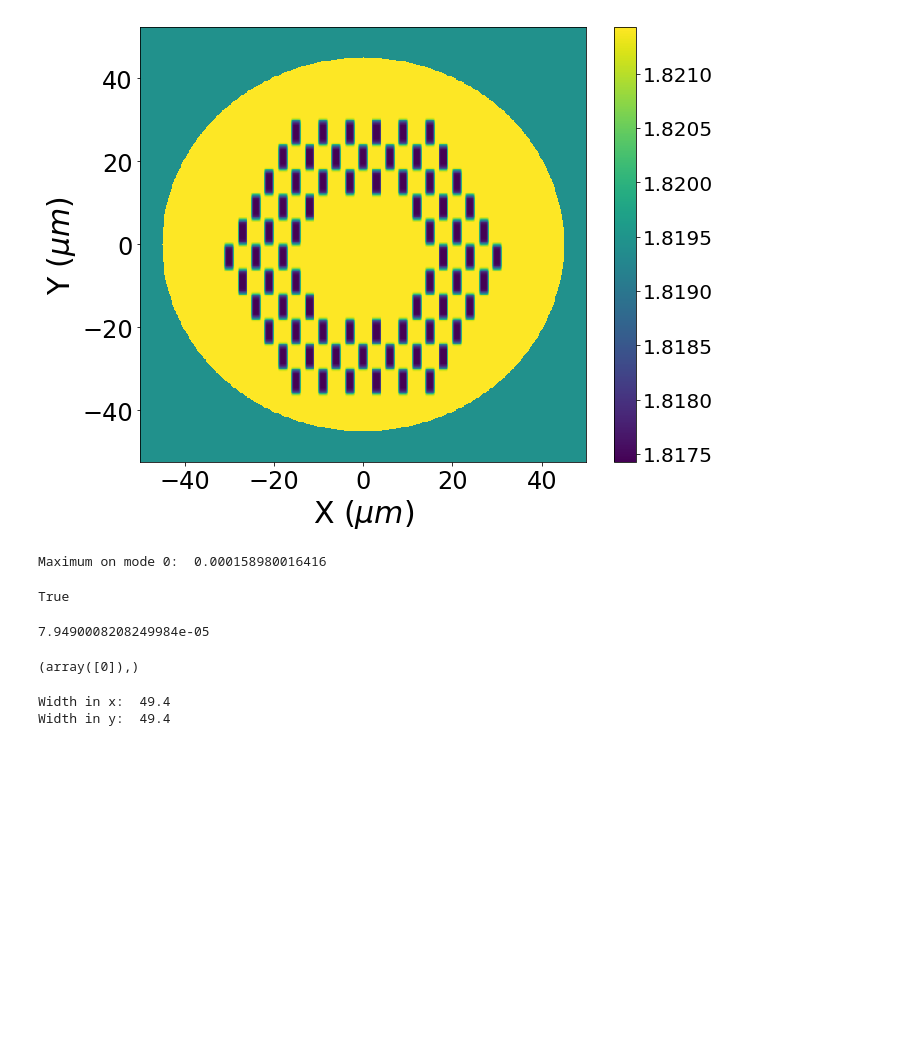
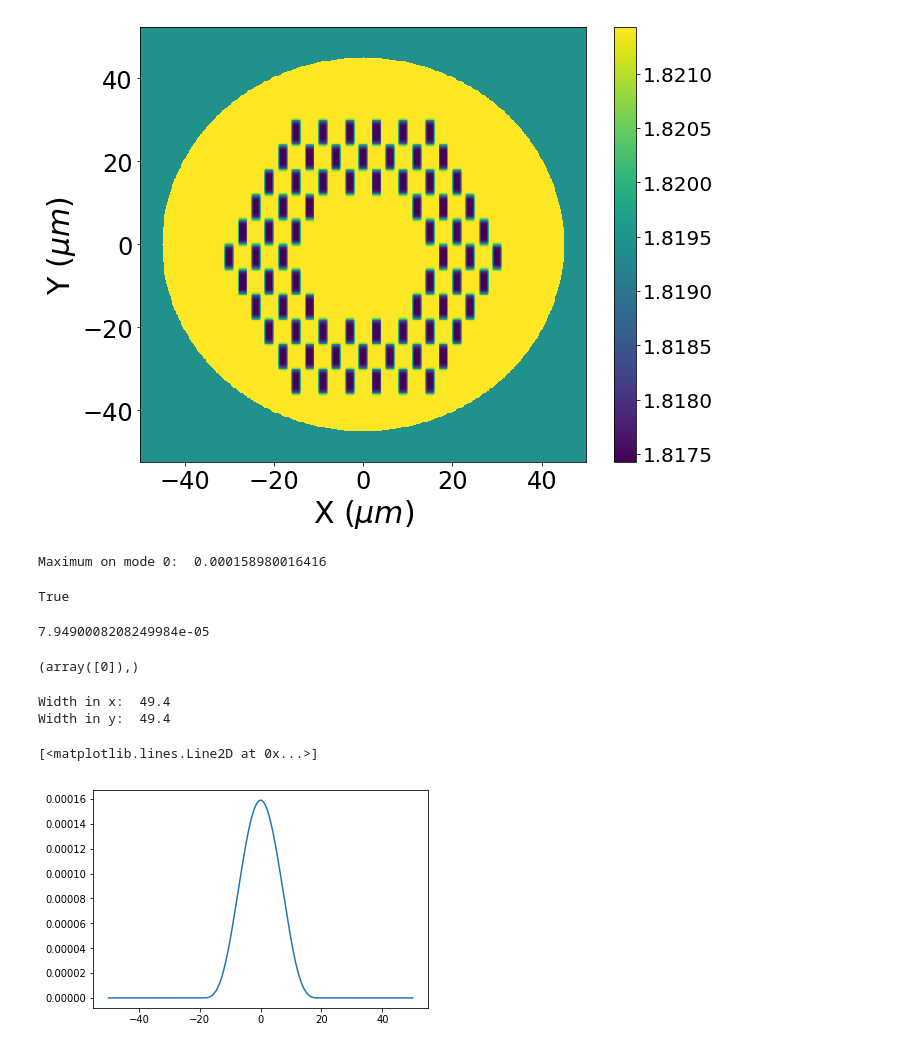
Before and after one commit to itsAlexNoir/montecorvo, a Jupyter notebook: simulations/runtest/plotting_fiber_modes.ipynb, the cells around one changed output. Saved outputs shown, nothing was run; the diff lists cells and outputs as text; code cells hidden in the pictures; blank space fills up the shorter version.

```diff
--- a/simulations/runtest/plotting_fiber_modes.ipynb
+++ b/simulations/runtest/plotting_fiber_modes.ipynb
@@ -130,3 +132,8 @@ print("Width in y: ",width_y)
 # %% [output]
 Width in x:  49.4
 Width in y:  49.4
+# %%
+plot(x_ax,mode[247,:])
+# %% [output]
+[<matplotlib.lines.Line2D at 0x...>]
+[figure, added]
```
Also changed, not shown: parts of 1 cell of this notebook, 17 other files.
